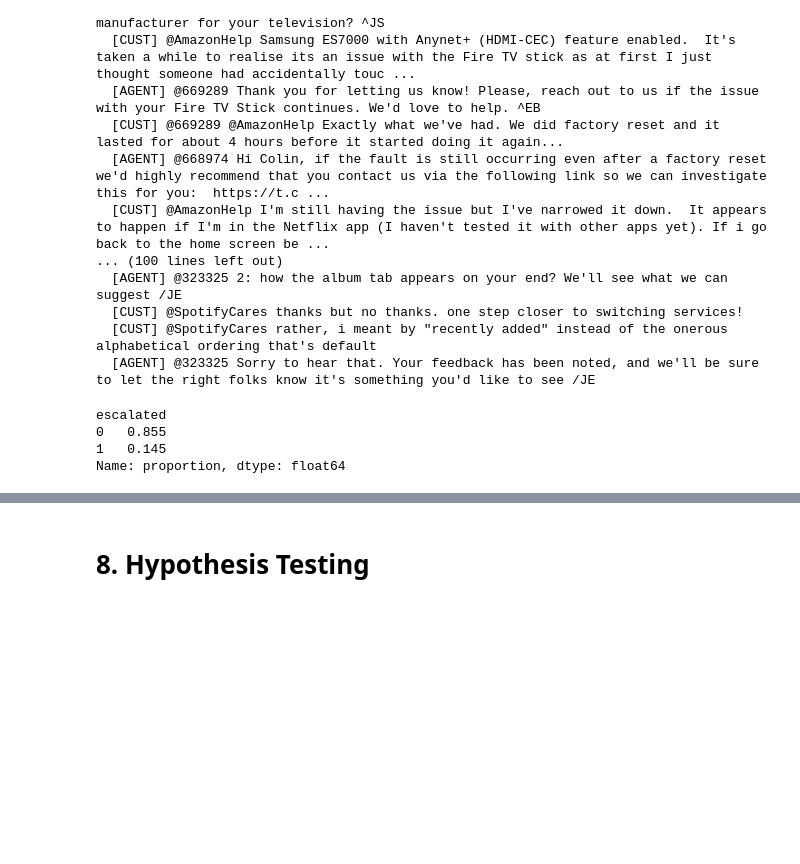
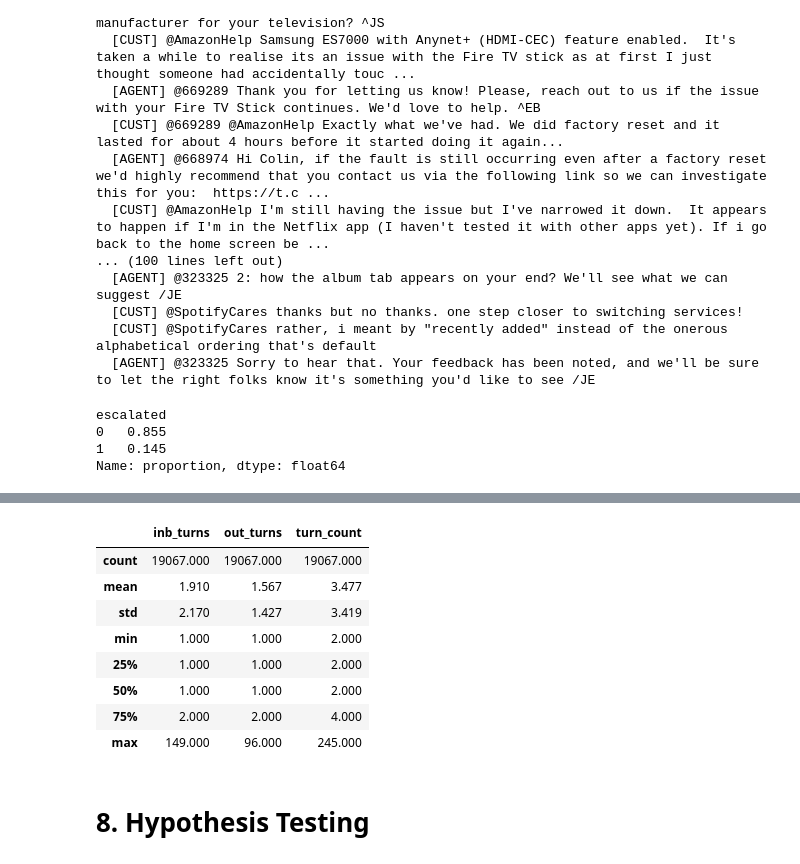
Before and after one commit to rudimentos/Social-Media_Machine-Learning_project, a Jupyter notebook: twcs_jyp.ipynb, the cells around one changed output, grey strips where cells are left out. Cells and saved outputs as stored; diff of their text form; code cells hidden in the pictures; blank space fills up the shorter version.

```diff
--- a/twcs_jyp.ipynb
+++ b/twcs_jyp.ipynb
@@ -1190,3 +1258,15 @@ Name: proportion, dtype: float64
+# %%
+df_threads[['inb_turns', 'out_turns', 'turn_count']].describe()
+# %% [output]
+|  | inb_turns | out_turns | turn_count |
+| count | 19067.000 | 19067.000 | 19067.000 |
+| mean | 1.910 | 1.567 | 3.477 |
+| std | 2.170 | 1.427 | 3.419 |
+| min | 1.000 | 1.000 | 2.000 |
+| 25% | 1.000 | 1.000 | 2.000 |
+| 50% | 1.000 | 1.000 | 2.000 |
+| 75% | 2.000 | 2.000 | 4.000 |
+| max | 149.000 | 96.000 | 245.000 |
 # %% [markdown]
 # 8. Hypothesis Testing
 # %%
```
Also changed, not shown: parts of 7 cells of this notebook.
